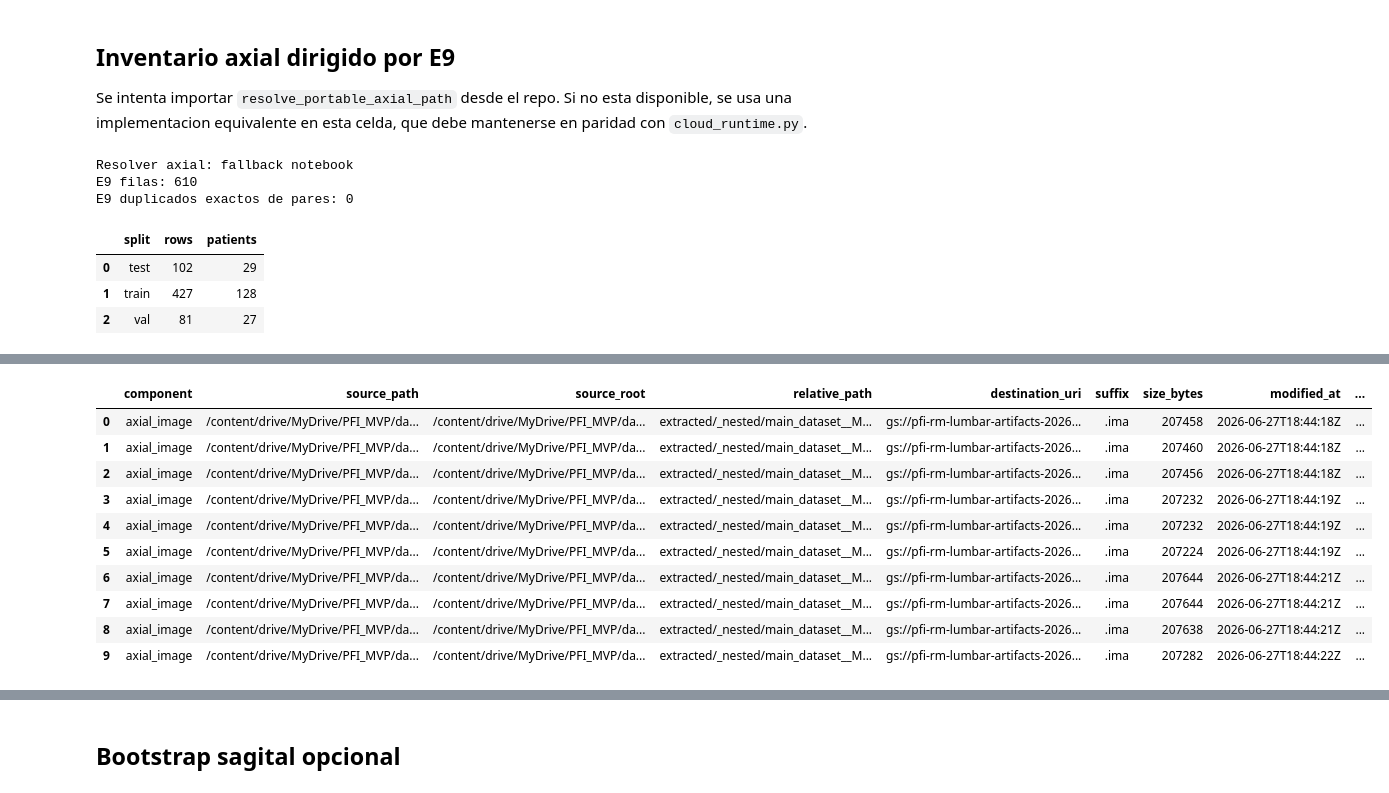
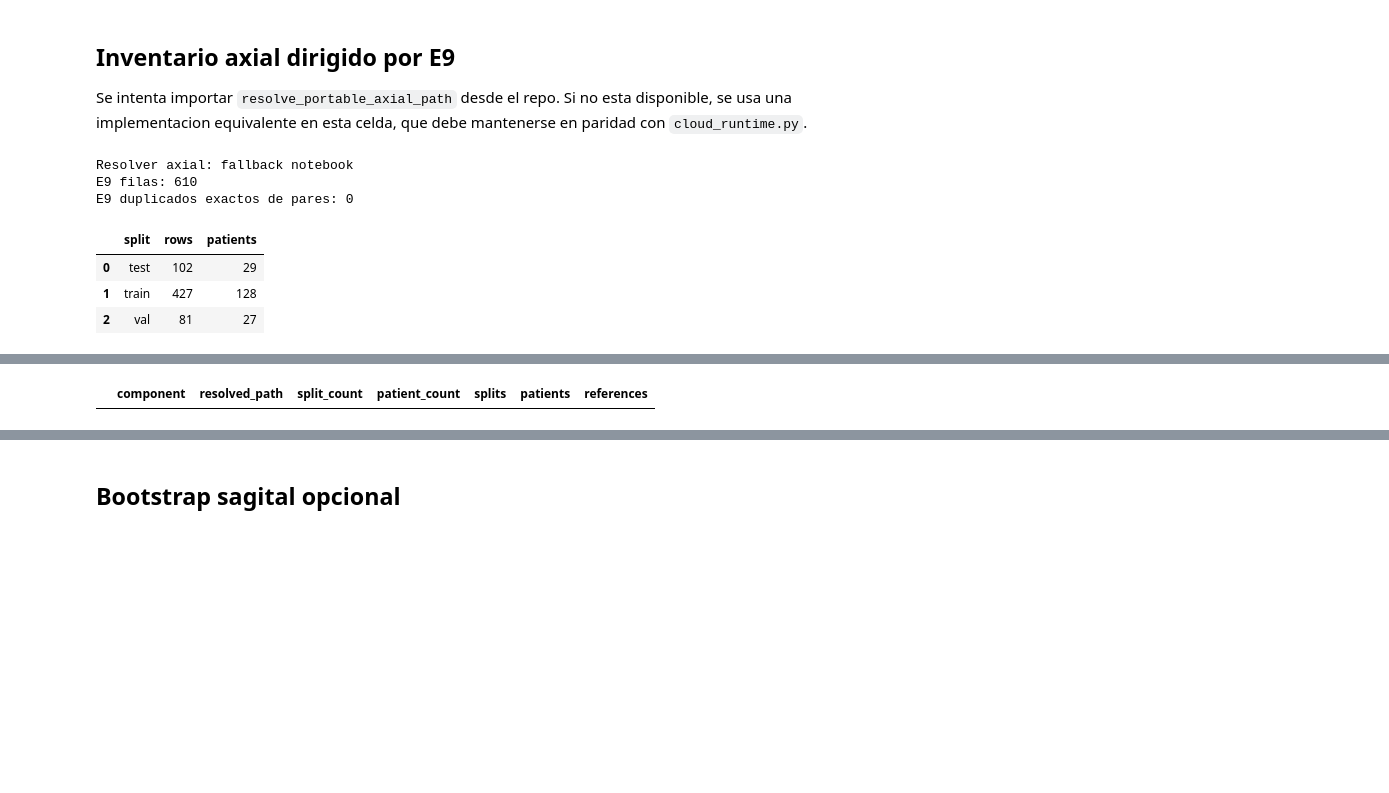
Before and after one commit to EnzoAA004/PFI_MVPTest_Enzo_AImodule, a Jupyter notebook: notebooks/38_gcs_dataset_inventory_and_upload_plan.ipynb, the cells around one changed output, grey strips where cells are left out. Drawn from its saved outputs; the diff is of its cells as text; code cells hidden in the pictures; blank space fills up the shorter version.

```diff
--- a/notebooks/38_gcs_dataset_inventory_and_upload_plan.ipynb
+++ b/notebooks/38_gcs_dataset_inventory_and_upload_plan.ipynb
@@ -479,6 +497,94 @@ print("E9 duplicados exactos de pares:", e9_validation["duplicates"])
 display(e9_validation["by_split"])
 
 axial_plan_df, axial_preview_df, axial_stats = build_axial_plan(e9_df)
+axial_preview_with_split = axial_preview_df.merge(
+    e9_df[["split", "case_id_norm"]],
+    left_on="row",
+    right_index=True,
+    how="left",
+)
+
+file_split_usage = (
+    axial_preview_with_split
+    .groupby(["component", "resolved_path"])
+    .agg(
+        split_count=("split", "nunique"),
+        patient_count=("case_id_norm", "nunique"),
+        splits=(
+            "split",
+            lambda values: sorted(set(map(str, values))),
+        ),
+        patients=(
+            "case_id_norm",
+            lambda values: sorted(set(map(str, values)))[:10],
+        ),
+        references=("row", "count"),
+    )
+    .reset_index()
+)
+
+cross_patient_files = file_split_usage[
+    file_split_usage["patient_count"] > 1
+]
+
+print(
+    "Archivos axiales usados por más de un paciente:",
+    len(cross_patient_files),
+)
+display(cross_patient_files.head(20))
+
+if len(cross_patient_files):
+    raise ValueError(
+        "Hay imágenes o máscaras físicas asociadas a pacientes diferentes."
+    )
+
+
+cross_split_files = file_split_usage[
+    file_split_usage["split_count"] > 1
+]
+
+print(
+    "Archivos axiales usados en más de un split:",
+    len(cross_split_files),
+)
+display(cross_split_files.head(20))
+
+if len(cross_split_files):
+    raise ValueError(
+        "Hay imágenes o máscaras físicas reutilizadas entre splits."
+    )
+
+cross_patient_files = file_split_usage[
+    file_split_usage["patient_count"] > 1
+]
+
+print(
+    "Archivos axiales usados por más de un paciente:",
+    len(cross_patient_files),
+)
+display(cross_patient_files.head(20))
+
+if len(cross_patient_files):
+    raise ValueError(
+        "Hay imágenes o máscaras físicas asociadas a pacientes diferentes."
+    )
+
+
+cross_split_files = file_split_usage[
+    file_split_usage["split_count"] > 1
+]
+
+print(
+    "Archivos axiales usados en más de un split:",
+    len(cross_split_files),
+)
+display(cross_split_files.head(20))
+
+if len(cross_split_files):
+    raise ValueError(
+        "Hay imágenes o máscaras físicas reutilizadas entre splits."
+    )
+
 metadata_e9_row = plan_row("metadata_e9", E9_SPLIT_CSV, E9_SPLIT_CSV.parent, METADATA_DEST, sha256=sha256_stream(E9_SPLIT_CSV))
 metadata_e9_row["relative_path"] = "E9_t2_final_labels_curated_split.csv"
 metadata_e9_row["destination_uri"] = gcs_join(METADATA_DEST, "E9_t2_final_labels_curated_split.csv")
@@ -509,11 +606 @@ AXIAL stats: {'paths_total': 1220, 'paths_rebased': 0, 'paths_not_rebased': 1220
-|  | component | source_path | source_root | relative_path | destination_uri | suffix | size_bytes | modified_at | ... |
-| 0 | axial_image | /content/drive/MyDrive/PFI_MVP/da... | /content/drive/MyDrive/PFI_MVP/da... | extracted/_nested/main_dataset__M... | gs://pfi-rm-lumbar-artifacts-2026... | .ima | 207458 | 2026-06-27T18:44:18Z | ... |
-| 1 | axial_image | /content/drive/MyDrive/PFI_MVP/da... | /content/drive/MyDrive/PFI_MVP/da... | extracted/_nested/main_dataset__M... | gs://pfi-rm-lumbar-artifacts-2026... | .ima | 207460 | 2026-06-27T18:44:18Z | ... |
-| 2 | axial_image | /content/drive/MyDrive/PFI_MVP/da... | /content/drive/MyDrive/PFI_MVP/da... | extracted/_nested/main_dataset__M... | gs://pfi-rm-lumbar-artifacts-2026... | .ima | 207456 | 2026-06-27T18:44:18Z | ... |
-| 3 | axial_image | /content/drive/MyDrive/PFI_MVP/da... | /content/drive/MyDrive/PFI_MVP/da... | extracted/_nested/main_dataset__M... | gs://pfi-rm-lumbar-artifacts-2026... | .ima | 207232 | 2026-06-27T18:44:19Z | ... |
-| 4 | axial_image | /content/drive/MyDrive/PFI_MVP/da... | /content/drive/MyDrive/PFI_MVP/da... | extracted/_nested/main_dataset__M... | gs://pfi-rm-lumbar-artifacts-2026... | .ima | 207232 | 2026-06-27T18:44:19Z | ... |
-| 5 | axial_image | /content/drive/MyDrive/PFI_MVP/da... | /content/drive/MyDrive/PFI_MVP/da... | extracted/_nested/main_dataset__M... | gs://pfi-rm-lumbar-artifacts-2026... | .ima | 207224 | 2026-06-27T18:44:19Z | ... |
-| 6 | axial_image | /content/drive/MyDrive/PFI_MVP/da... | /content/drive/MyDrive/PFI_MVP/da... | extracted/_nested/main_dataset__M... | gs://pfi-rm-lumbar-artifacts-2026... | .ima | 207644 | 2026-06-27T18:44:21Z | ... |
-| 7 | axial_image | /content/drive/MyDrive/PFI_MVP/da... | /content/drive/MyDrive/PFI_MVP/da... | extracted/_nested/main_dataset__M... | gs://pfi-rm-lumbar-artifacts-2026... | .ima | 207644 | 2026-06-27T18:44:21Z | ... |
-| 8 | axial_image | /content/drive/MyDrive/PFI_MVP/da... | /content/drive/MyDrive/PFI_MVP/da... | extracted/_nested/main_dataset__M... | gs://pfi-rm-lumbar-artifacts-2026... | .ima | 207638 | 2026-06-27T18:44:21Z | ... |
-| 9 | axial_image | /content/drive/MyDrive/PFI_MVP/da... | /content/drive/MyDrive/PFI_MVP/da... | extracted/_nested/main_dataset__M... | gs://pfi-rm-lumbar-artifacts-2026... | .ima | 207282 | 2026-06-27T18:44:22Z | ... |
+|  | component | resolved_path | split_count | patient_count | splits | patients | references |
```
Also changed, not shown: parts of 7 cells of this notebook.
